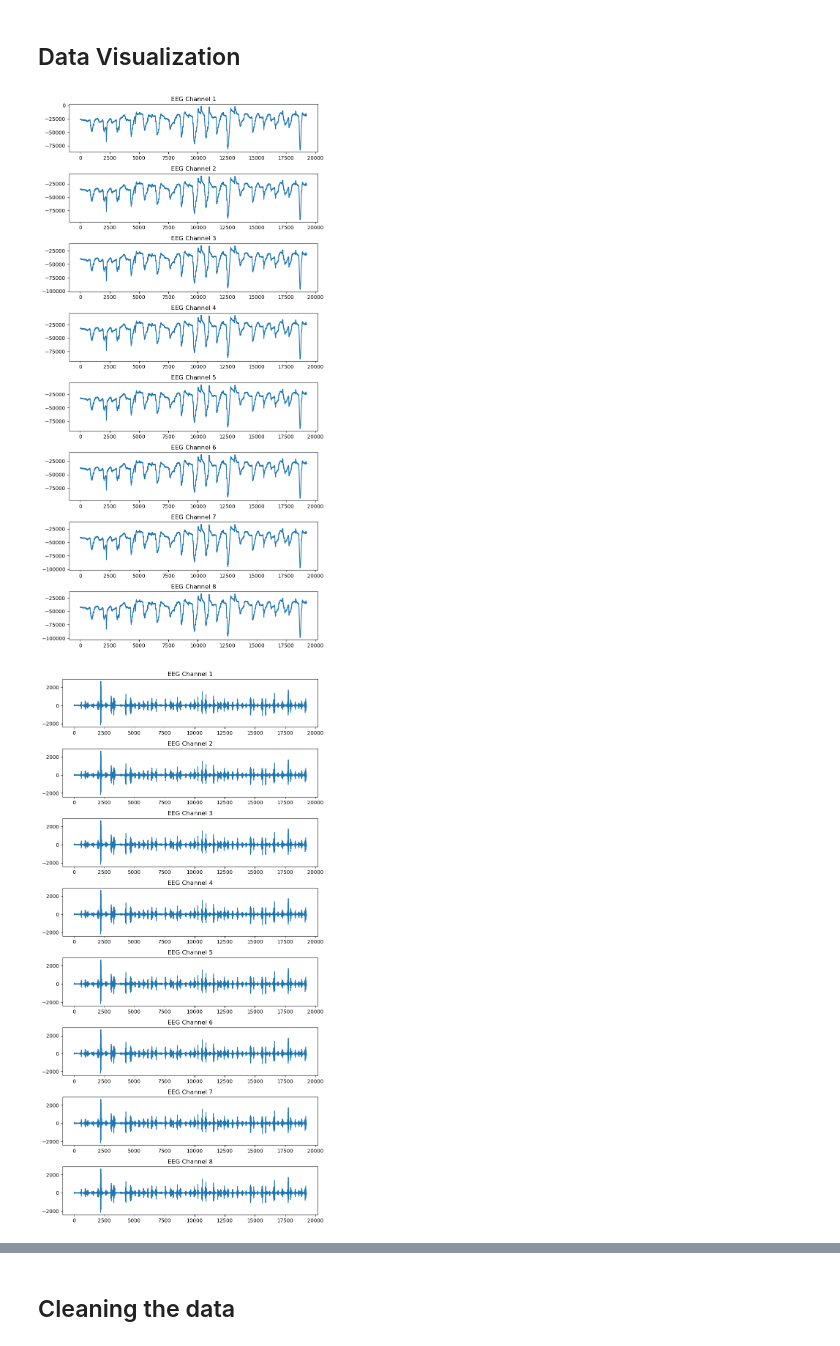
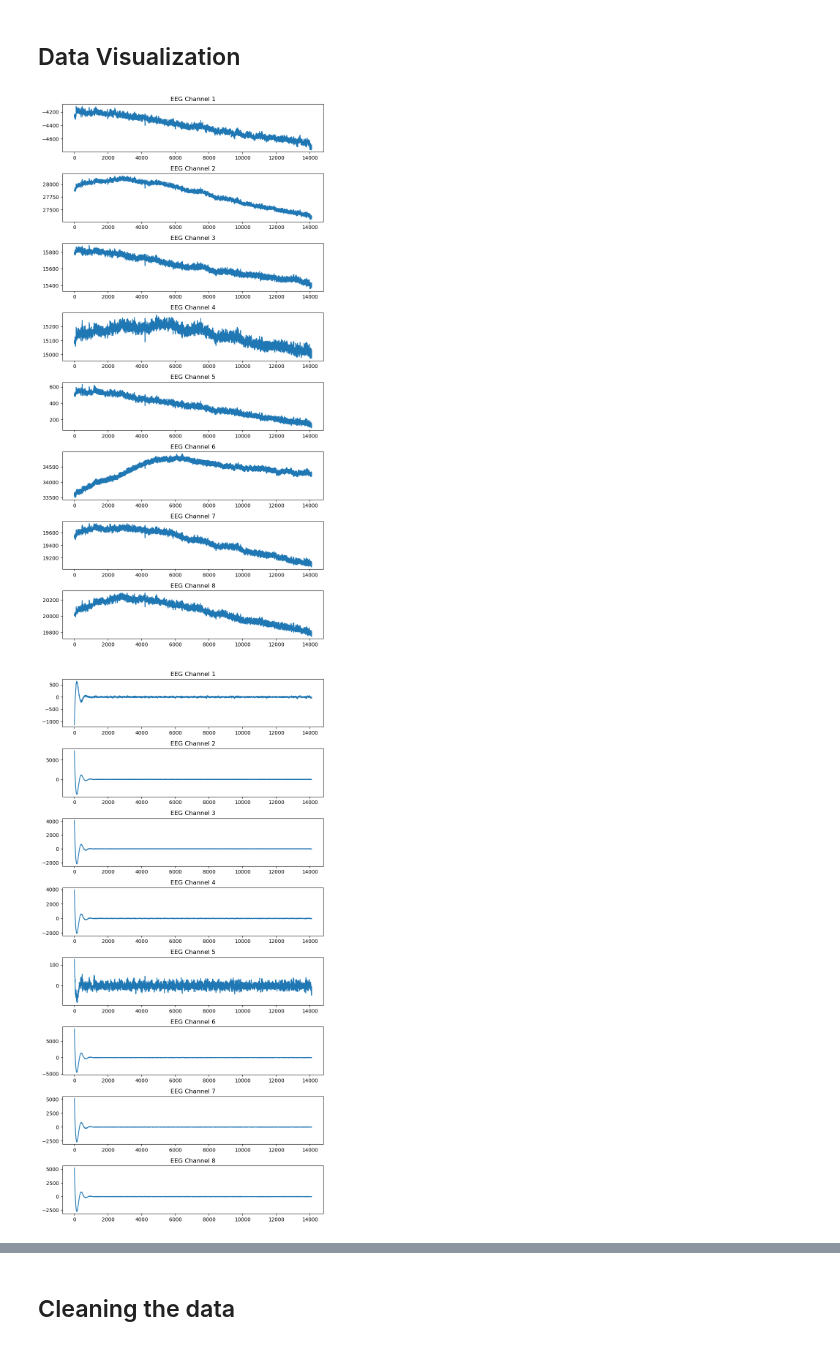
Before and after one commit to AdvaithRavishankar/COGS189_RPS, a Jupyter notebook: final.ipynb, the cells around one changed output, grey strips where cells are left out. Cells and saved outputs as stored; diff of their text form; code cells hidden in the pictures.

````diff
--- a/final.ipynb
+++ b/final.ipynb
@@ -27,7 +29,7 @@ The following cell reads the data and places it in a dictionary formatted to:
 }
 ```
 # %%
-def bandpass_filter(data, lowcut=8, highcut=30, fs=250, order=4):
+def bandpass_filter(data, lowcut=0.5, highcut=40, fs=250, order=4):
     nyq = 0.5 * fs
     low = lowcut / nyq
     high = highcut / nyq
@@ -86,23 +88,23 @@ for sub_id in os.listdir(eeg_dir):
 # %% [markdown]
 ## Data Visualization
 # %%
-sub_id = "sub_2"
-run_id = "run_1"
+sub_id = "sub_1"
+run_id = "run_2"
 ignore = 100
 
 eeg_data = data[sub_id][run_id]["eeg"]
 
 # Create subplots
 fig, axes = plt.subplots(8, 1, figsize=(8, 16))
 
 for i, ax in enumerate(axes):
     ax.plot(np.arange(len(eeg_data[i][ignore:])), eeg_data[i][ignore:])
     ax.set_title(f"EEG Channel {i+1}")
 
 plt.tight_layout(rect=[0, 0, 1, 0.96])
 plt.show()
 # %% [output]
-[figure, old version]
+[figure, new version]
 # %%
 eeg_data = data[sub_id][run_id]["filtered_eeg"]
 
@@ -116,7 +118,7 @@ for i, ax in enumerate(axes):
 plt.tight_layout(rect=[0, 0, 1, 0.96])
 plt.show()
 # %% [output]
-[figure, old version]
+[figure, new version]
 # %%
 ignore = 100
 
````
Also changed, not shown: parts of 10 cells of this notebook.
